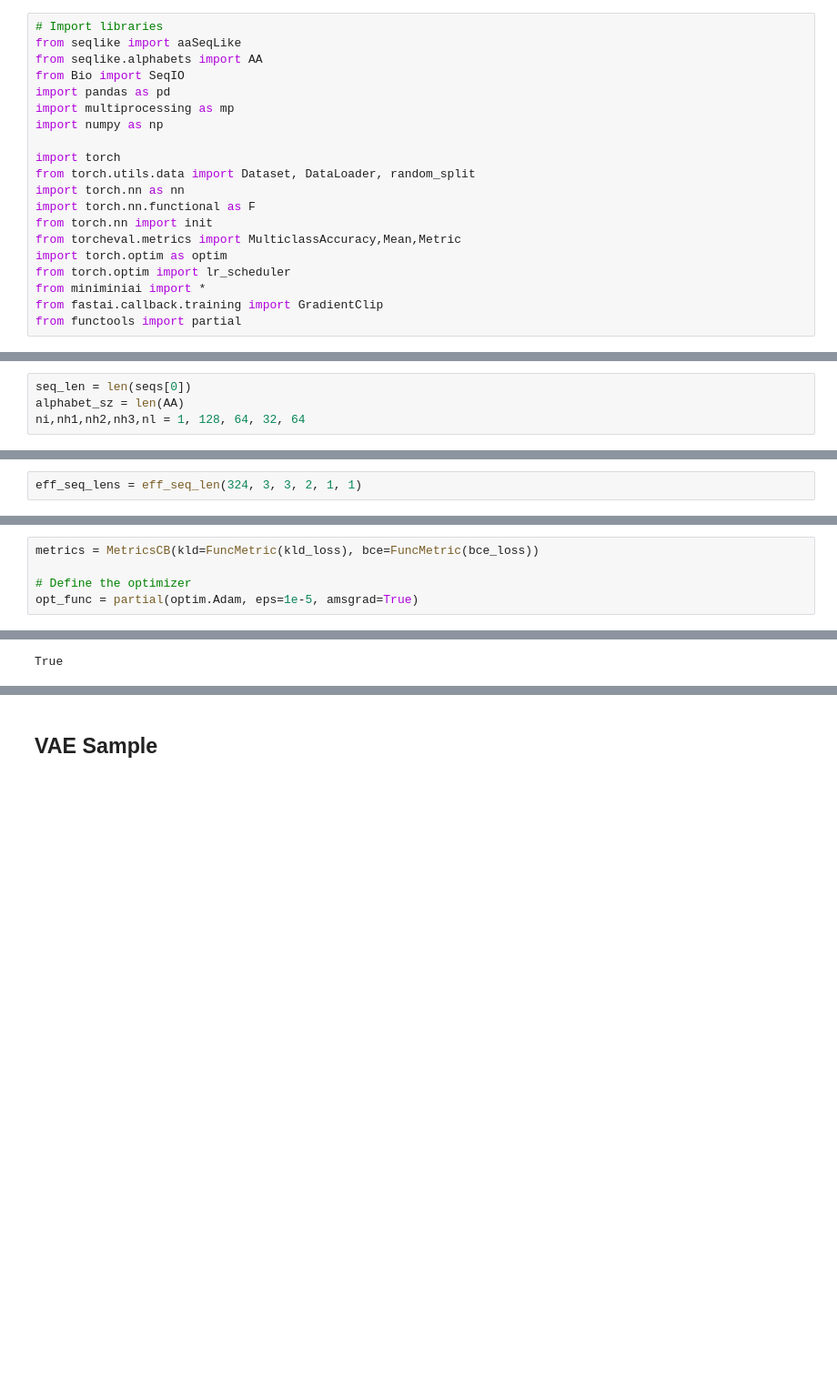
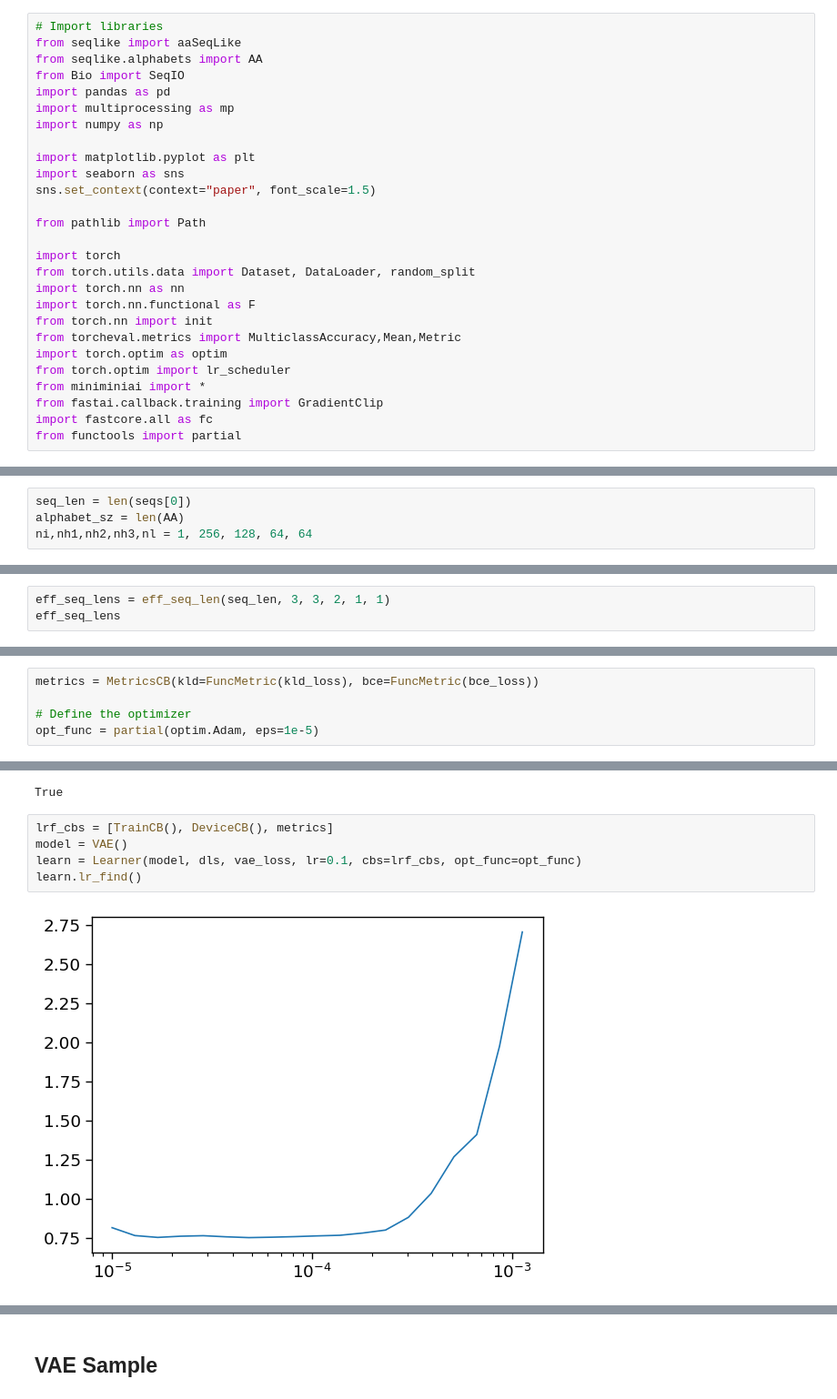
Before and after one commit to arjan-hada/protein-design-vae, a Jupyter notebook: protein_design_vae_dev.ipynb, the cells around one changed output, grey strips where cells are left out. Shown at 91% size. Drawn from its saved outputs; the diff is of its cells as text; blank space fills up the shorter version.

```diff
--- a/protein_design_vae_dev.ipynb
+++ b/protein_design_vae_dev.ipynb
@@ -25,6 +25,12 @@ from Bio import SeqIO
 import pandas as pd
 import multiprocessing as mp
 import numpy as np
+
+import matplotlib.pyplot as plt
+import seaborn as sns
+sns.set_context(context="paper", font_scale=1.5)
+
+from pathlib import Path
 
 import torch
 from torch.utils.data import Dataset, DataLoader, random_split
@@ -36,6 +42,7 @@ import torch.optim as optim
 from torch.optim import lr_scheduler
 from miniminiai import *
 from fastai.callback.training import GradientClip
+import fastcore.all as fc
 from functools import partial
 # %% [output]
 Due to the on going maintenance burden of keeping command line application
@@ -158,7 +175,7 @@ Our model is a Variational Autoencoder (VAE) designed for protein sequence desig
 # %%
 seq_len = len(seqs[0])
 alphabet_sz = len(AA)
-ni,nh1,nh2,nh3,nl = 1, 128, 64, 32, 64
+ni,nh1,nh2,nh3,nl = 1, 256, 128, 64, 64
 # %%
 def enc_conv(ni, nf, norm=nn.BatchNorm2d, act=nn.SiLU):
     layers = nn.Sequential(nn.Conv2d(ni, nf, kernel_size=(3, 3),
@@ -197,4 +214,5 @@ def eff_seq_len(ht_in, n, kernel_size, stride, padding, dilation):
 
     return hts
 # %%
-eff_seq_lens = eff_seq_len(324, 3, 3, 2, 1, 1)
+eff_seq_lens = eff_seq_len(seq_len, 3, 3, 2, 1, 1)
+eff_seq_lens
@@ -434,4 +454,4 @@ class FuncMetric(Mean):
 metrics = MetricsCB(kld=FuncMetric(kld_loss), bce=FuncMetric(bce_loss))
 
 # Define the optimizer
-opt_func = partial(optim.Adam, eps=1e-5, amsgrad=True)
+opt_func = partial(optim.Adam, eps=1e-5)
@@ -443,3 +541,10 @@ True
 torch.backends.cudnn.enabled
 # %% [output]
 True
+# %%
+lrf_cbs = [TrainCB(), DeviceCB(), metrics]
+model = VAE()
+learn = Learner(model, dls, vae_loss, lr=0.1, cbs=lrf_cbs, opt_func=opt_func)
+learn.lr_find()
+# %% [output]
+[figure, added]
```
Also changed, not shown: parts of 44 cells of this notebook.
